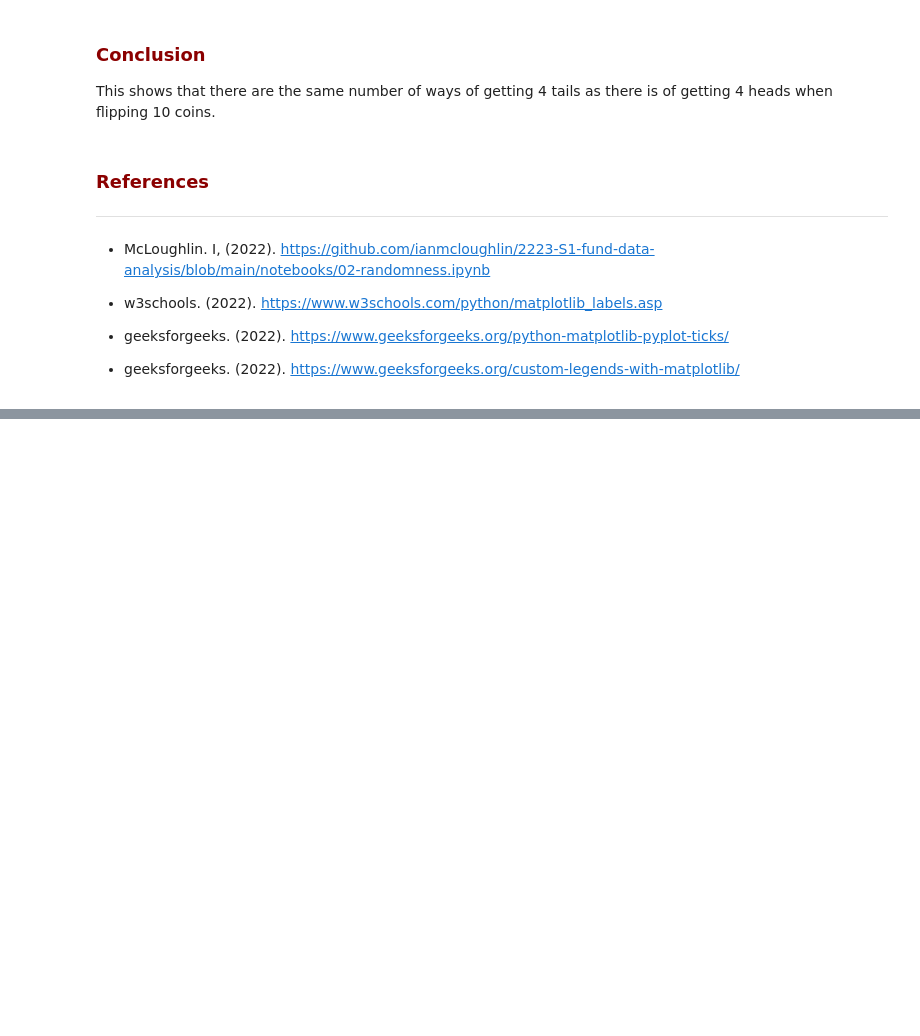
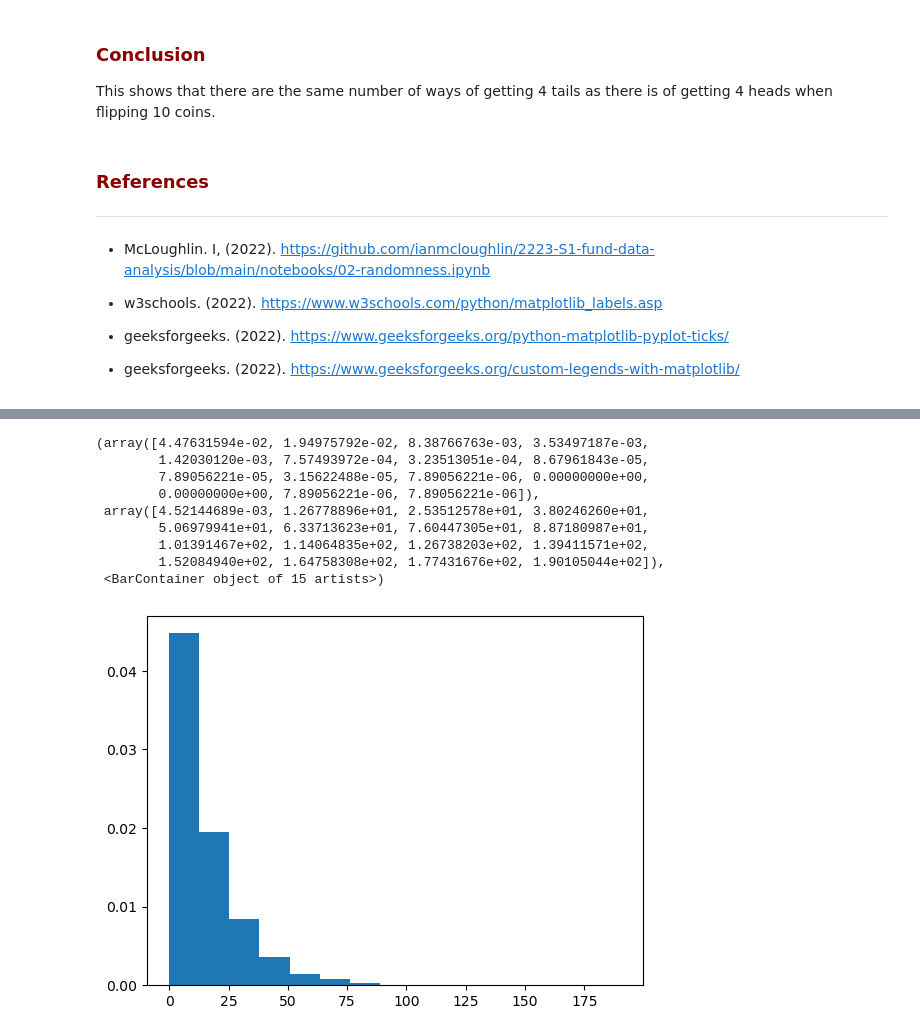
Before and after one commit to OCorry/funddaata2022-assessment, a Jupyter notebook: Practicals/02-Randomness-Exercises.ipynb, the cells around one changed output, grey strips where cells are left out. Saved outputs shown, nothing was run; the diff lists cells and outputs as text; code cells hidden in the pictures; blank space fills up the shorter version.

```diff
--- a/Practicals/02-Randomness-Exercises.ipynb
+++ b/Practicals/02-Randomness-Exercises.ipynb
@@ -157,0 +234,15 @@ This shows that there are the same number of ways of getting 4 tails as there is
+# %%
+#Plotting samples using 15 bins
+plt.hist(samples, 15, density = True)
+### <font color =darkred >Introduction</font>plt.show()
+# %% [output]
+(array([4.47631594e-02, 1.94975792e-02, 8.38766763e-03, 3.53497187e-03,
+        1.42030120e-03, 7.57493972e-04, 3.23513051e-04, 8.67961843e-05,
+        7.89056221e-05, 3.15622488e-05, 7.89056221e-06, 0.00000000e+00,
+        0.00000000e+00, 7.89056221e-06, 7.89056221e-06]),
+ array([4.52144689e-03, 1.26778896e+01, 2.53512578e+01, 3.80246260e+01,
+        5.06979941e+01, 6.33713623e+01, 7.60447305e+01, 8.87180987e+01,
+        1.01391467e+02, 1.14064835e+02, 1.26738203e+02, 1.39411571e+02,
+        1.52084940e+02, 1.64758308e+02, 1.77431676e+02, 1.90105044e+02]),
+ <BarContainer object of 15 artists>)
+[figure, added]
```
Also changed, not shown: parts of 17 cells of this notebook, 1 other file.
